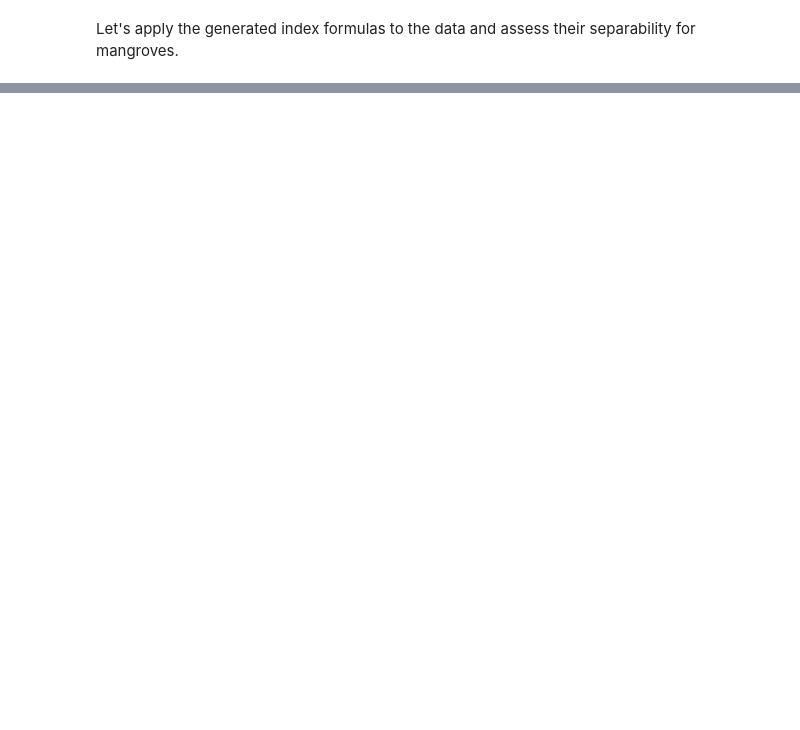
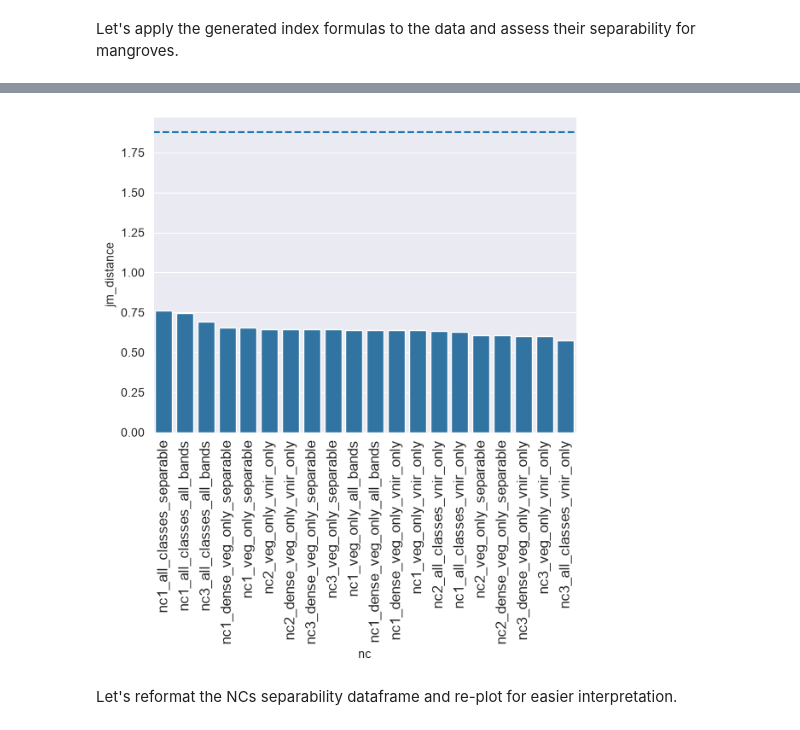
Before and after one commit to jeromemaiquez/gms-ir-mangrove-seagrass-surigao, a Jupyter notebook: main.ipynb, the cells around one changed output, grey strips where cells are left out. Saved outputs shown, nothing was run; the diff lists cells and outputs as text; code cells hidden in the pictures; blank space fills up the shorter version.

```diff
--- a/main.ipynb
+++ b/main.ipynb
@@ -575,0 +874,11 @@ Let's apply the generated index formulas to the data and assess their separabili
+# %%
+nca_names = [col for col in df_nca_results if 'nc' in col]
+
+df_nca_melt = df_nca_results.melt(
+    id_vars='LCM_CLASS',
+    value_vars=nca_names,
+    value_name='value',
+    var_name='nc'
+)
+
+df_nca_melt.head()
@@ -575,0 +911,9 @@ Let's apply the generated index formulas to the data and assess their separabili
+# %%
+df_nca_stats = validate.agg_per_class(
+    data=df_nca_results,
+    category_column='LCM_CLASS',
+    band_names=nca_names,
+    cats_compared=dense_veg_classes
+)
+
+df_nca_stats
@@ -575,0 +925,10 @@ Let's apply the generated index formulas to the data and assess their separabili
+# %%
+df_nca_separ = validate.get_separability(
+    df_stats=df_nca_stats,
+    category_column='LCM_CLASS',
+    category_a='Mangrove Forest',
+    category_b='Perennial Crop',
+    band_names=nca_names
+).rename(columns={'band': 'nc'})
+
+df_nca_separ
@@ -575,0 +953,13 @@ Let's apply the generated index formulas to the data and assess their separabili
+# %%
+ax = plot.separability_2class(
+    data_separability=df_nca_separ,
+    separability_column='jm_distance',
+    band_column='nc',
+    threshold=1.88
+)
+
+ax.tick_params(axis='x', labelrotation=90)
+# %% [output]
+[figure, added]
+# %% [markdown]
+Let's reformat the NCs separability dataframe and re-plot for easier interpretation.
```
Also changed, not shown: parts of 38 cells of this notebook, 3 other files.
